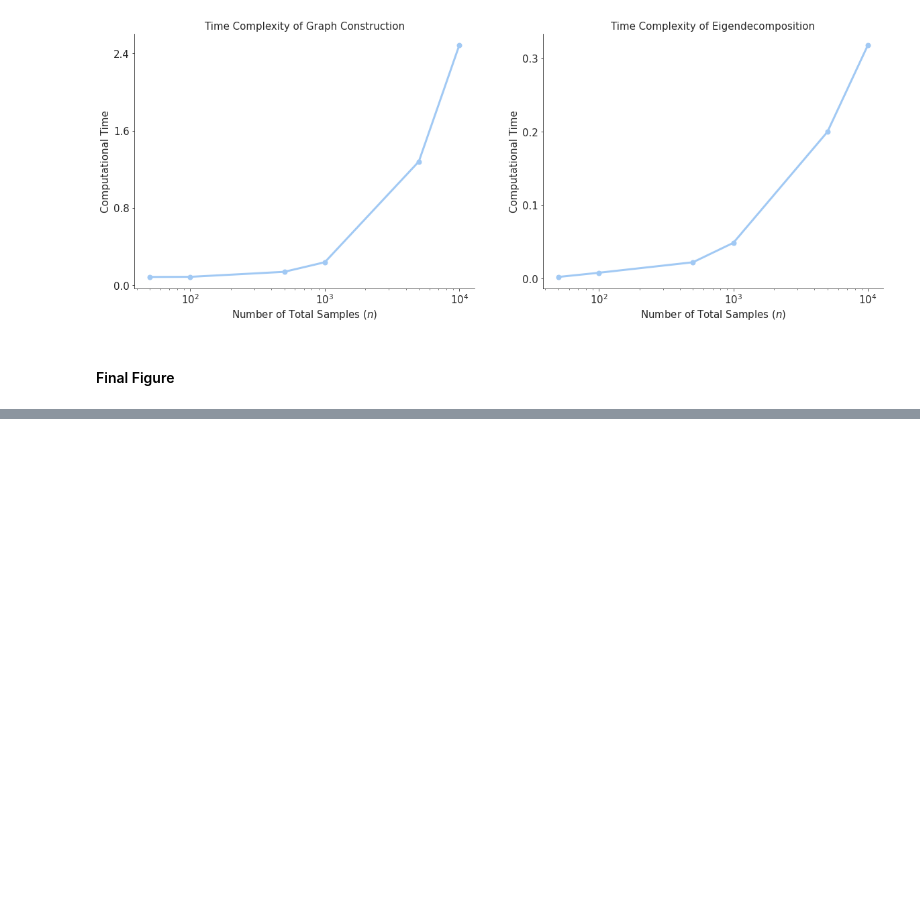
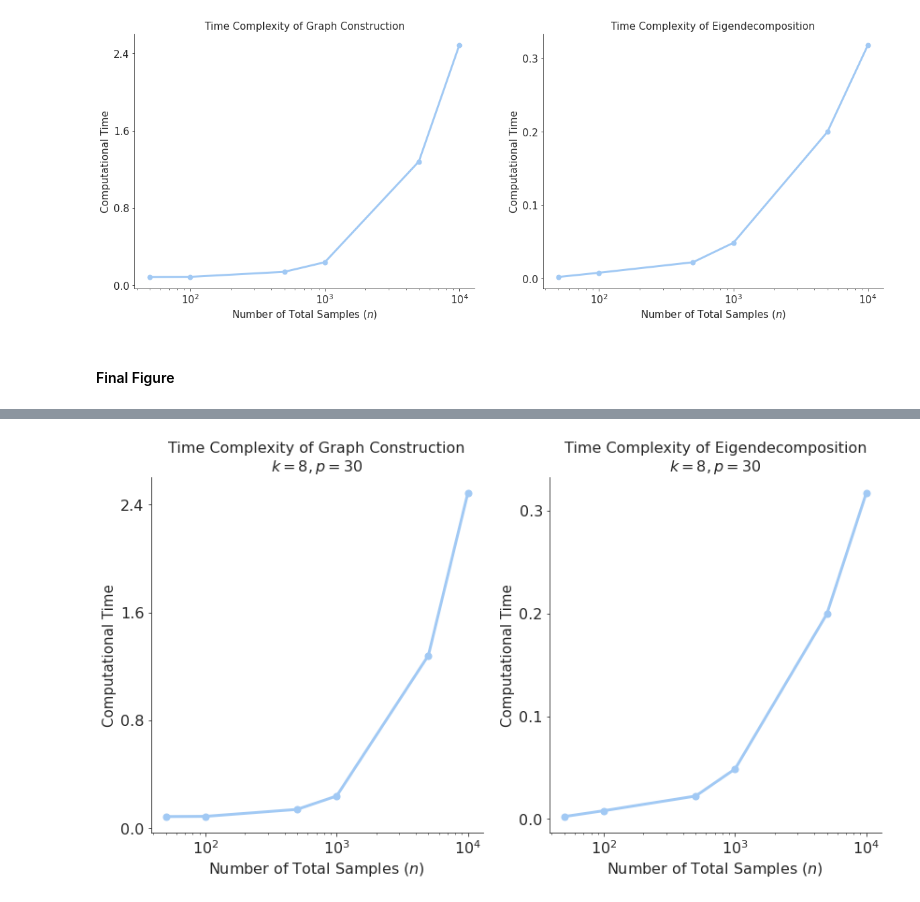
Before and after one commit to Laknath1996/semi-supervised-learning, a Jupyter notebook: laplacian_ssl/3-effect-of-parameters.ipynb, the cells around one changed output, grey strips where cells are left out. Drawn from its saved outputs; the diff is of its cells as text; code cells hidden in the pictures; blank space fills up the shorter version.

```diff
--- a/laplacian_ssl/3-effect-of-parameters.ipynb
+++ b/laplacian_ssl/3-effect-of-parameters.ipynb
@@ -361,2 +456,32 @@ plt.show()
 # %%
 fig.savefig("../report/figures/Ashwin/3-algo-analysis.pdf", bbox_inches='tight')
+# %%
+# plot
+fontsize=16
+labelsize=16
+num_points_list = [50, 100, 500, 1000, 5000, 10000]
+
+fig, axes = plt.subplots(1, 2, figsize=(14, 7))
+ax = axes[0]
+ax.plot(num_points_list, graph_time, lw=3, marker='o', markersize=7)
+ax.set_xscale('log')
+ax.tick_params(labelsize=labelsize)
+ax.set_xlabel(r"Number of Total Samples ($n$)", fontsize=fontsize)
+ax.set_ylabel("Computational Time", fontsize=15)
+ax.set_title(r"Time Complexity of Graph Construction" + "\n" + r"$k=8, p=30$", fontsize=fontsize)
+ax.yaxis.set_major_locator(MaxNLocator(4))
+sns.despine()
+
+ax = axes[1]
+ax.plot(num_points_list, eig_time, lw=3, marker='o', markersize=7)
+ax.set_xscale('log')
+ax.tick_params(labelsize=labelsize)
+ax.set_xlabel(r"Number of Total Samples ($n$)", fontsize=fontsize)
+ax.set_ylabel("Computational Time", fontsize=15)
+ax.set_title(r"Time Complexity of Eigendecomposition" + "\n" + r"$k=8, p=30$", fontsize=fontsize)
+ax.yaxis.set_major_locator(MaxNLocator(4))
+sns.despine()
+
+plt.show()
+# %% [output]
+[figure, added]
```
Also changed, not shown: parts of 9 cells of this notebook, 1 other file.
